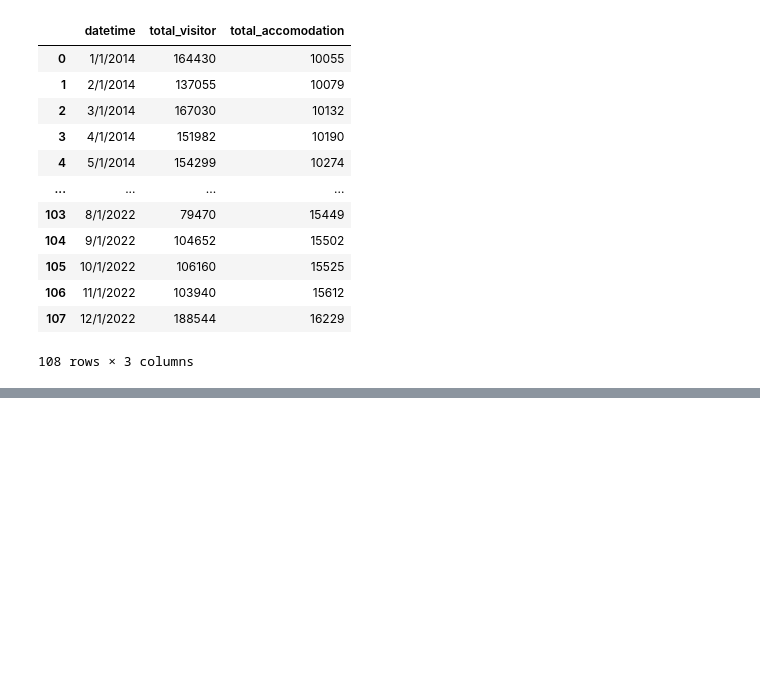
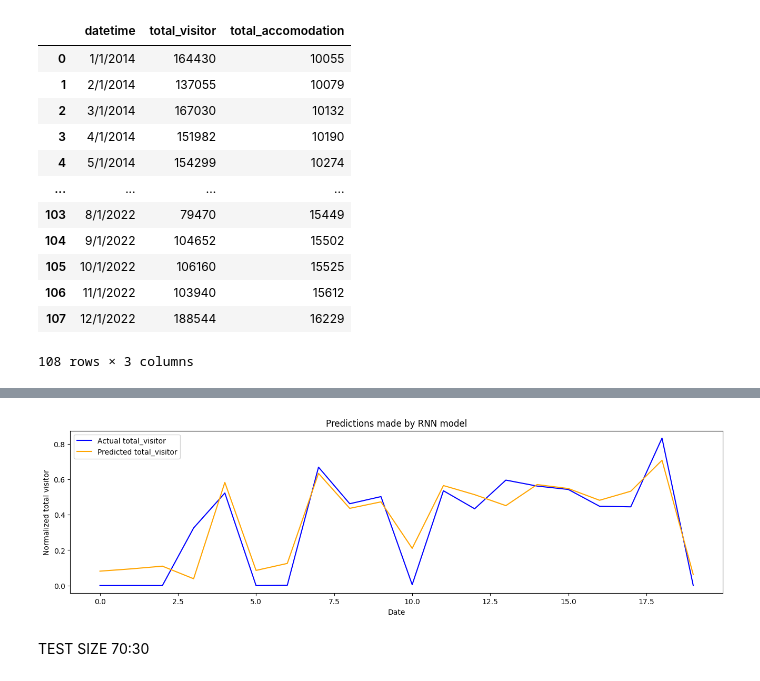
Before and after one commit to CallMePo/Final-Project---PMA, a Jupyter notebook: main.ipynb, the cells around one changed output, grey strips where cells are left out. Cells and saved outputs as stored; diff of their text form; code cells hidden in the pictures; blank space fills up the shorter version.

```diff
--- a/main.ipynb
+++ b/main.ipynb
@@ -34,0 +62,13 @@ df
+# %%
+# Build the RNN model
+model = Sequential()
+model.add(LSTM(50, activation='relu', input_shape=(n_steps, 1)))
+model.add(Dense(1))
+model.compile(optimizer='adam', loss='mse')
+# %%
+# Reshape the data for input to the LSTM
+X_train = X_train.reshape((X_train.shape[0], X_train.shape[1], 1))
+X_test = X_test.reshape((X_test.shape[0], X_test.shape[1], 1))
+
+# Train the model
+model.fit(X_train, y_train, epochs=100, batch_size=32, validation_data=(X_test, y_test), verbose=1)
@@ -34,0 +116,4 @@ df
+# %%
+prediction=model.predict(X_test)
+score=r2_score(y_test, prediction)
+print("r2:",score)
@@ -34,0 +123,17 @@ df
+# %%
+def plotting_actual_vs_pred(y_test, y_pred, title):
+    plt.figure(figsize=(16, 4))
+    plt.plot(y_test, color='blue', label='Actual total_visitor')
+    plt.plot(y_pred, color='orange',
+    label='Predicted total_visitor')
+    plt.title(title)
+    plt.xlabel('Date')
+    plt.ylabel('Normalized total visitor')
+    plt.legend()
+    plt.show()
+# %%
+plotting_actual_vs_pred(y_test, prediction, "Predictions made by RNN model")
+# %% [output]
+[figure, added]
+# %% [markdown]
+TEST SIZE 70:30
```
Also changed, not shown: parts of 10 cells of this notebook.
